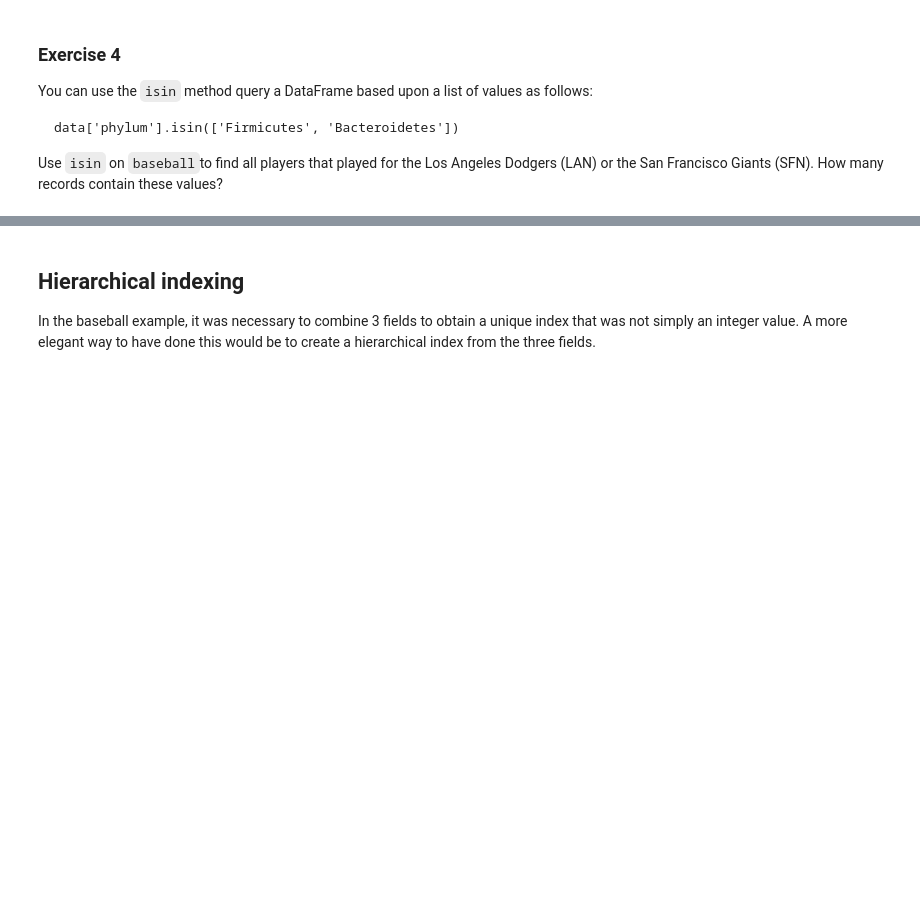
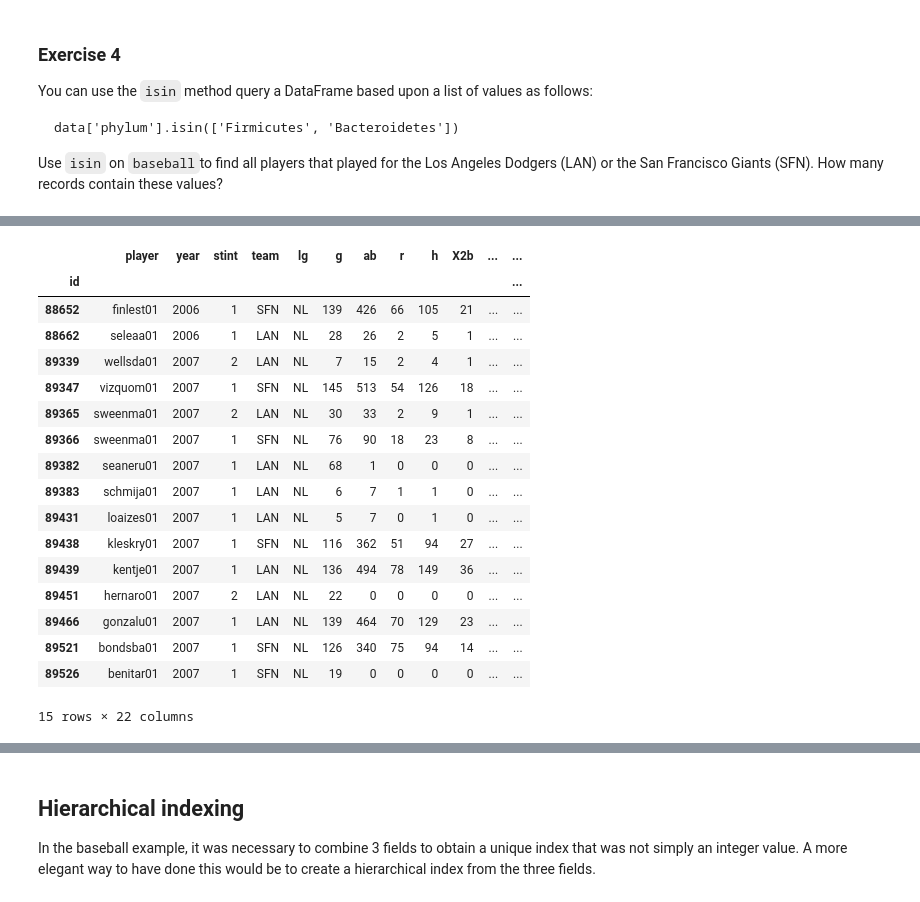
Before and after one commit to epfl-ada/2022, a Jupyter notebook: Tutorials/01 - Handling data/Intro to Pandas I.ipynb, the cells around one changed output, grey strips where cells are left out. Drawn from its saved outputs; the diff is of its cells as text; code cells hidden in the pictures; blank space fills up the shorter version.

```diff
--- a/Tutorials/01 - Handling data/Intro to Pandas I.ipynb
+++ b/Tutorials/01 - Handling data/Intro to Pandas I.ipynb
@@ -799,2 +932,23 @@ Use `isin` on `baseball`to find all players that played for the Los Angeles Dodg
+# %%
+baseball[baseball['team'].isin(['LAN','SFN'])]
+# %% [output]
+|  | player | year | stint | team | lg | g | ab | r | h | X2b | ... | ... |
+| id |  |  |  |  |  |  |  |  |  |  |  | ... |
+| 88652 | finlest01 | 2006 | 1 | SFN | NL | 139 | 426 | 66 | 105 | 21 | ... | ... |
+| 88662 | seleaa01 | 2006 | 1 | LAN | NL | 28 | 26 | 2 | 5 | 1 | ... | ... |
+| 89339 | wellsda01 | 2007 | 2 | LAN | NL | 7 | 15 | 2 | 4 | 1 | ... | ... |
+| 89347 | vizquom01 | 2007 | 1 | SFN | NL | 145 | 513 | 54 | 126 | 18 | ... | ... |
+| 89365 | sweenma01 | 2007 | 2 | LAN | NL | 30 | 33 | 2 | 9 | 1 | ... | ... |
+| 89366 | sweenma01 | 2007 | 1 | SFN | NL | 76 | 90 | 18 | 23 | 8 | ... | ... |
+| 89382 | seaneru01 | 2007 | 1 | LAN | NL | 68 | 1 | 0 | 0 | 0 | ... | ... |
+| 89383 | schmija01 | 2007 | 1 | LAN | NL | 6 | 7 | 1 | 1 | 0 | ... | ... |
+| 89431 | loaizes01 | 2007 | 1 | LAN | NL | 5 | 7 | 0 | 1 | 0 | ... | ... |
+| 89438 | kleskry01 | 2007 | 1 | SFN | NL | 116 | 362 | 51 | 94 | 27 | ... | ... |
+| 89439 | kentje01 | 2007 | 1 | LAN | NL | 136 | 494 | 78 | 149 | 36 | ... | ... |
+| 89451 | hernaro01 | 2007 | 2 | LAN | NL | 22 | 0 | 0 | 0 | 0 | ... | ... |
+| 89466 | gonzalu01 | 2007 | 1 | LAN | NL | 139 | 464 | 70 | 129 | 23 | ... | ... |
+| 89521 | bondsba01 | 2007 | 1 | SFN | NL | 126 | 340 | 75 | 94 | 14 | ... | ... |
+| 89526 | benitar01 | 2007 | 1 | SFN | NL | 19 | 0 | 0 | 0 | 0 | ... | ... |
+15 rows × 22 columns
 # %%
 len(baseball[baseball.team.isin(['LAN', 'SFN'])])
```
Also changed, not shown: parts of 57 cells of this notebook.
